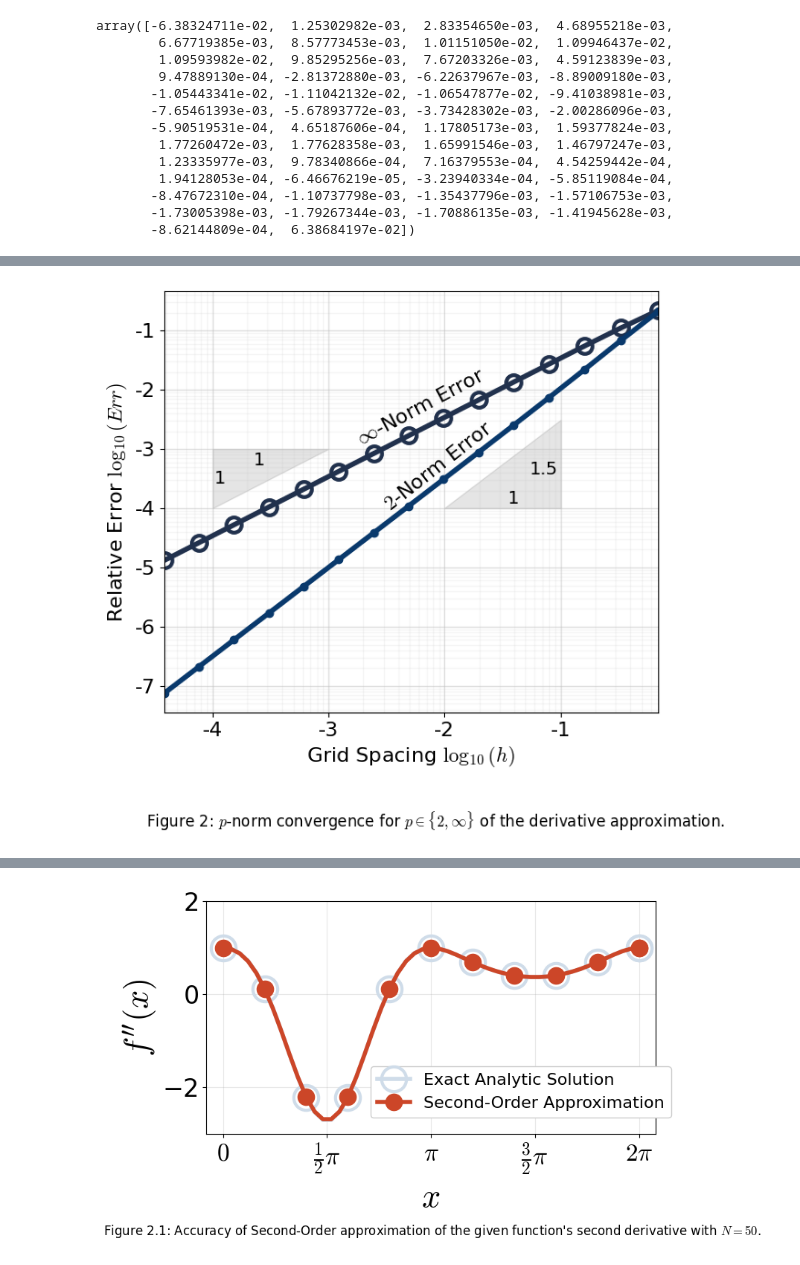
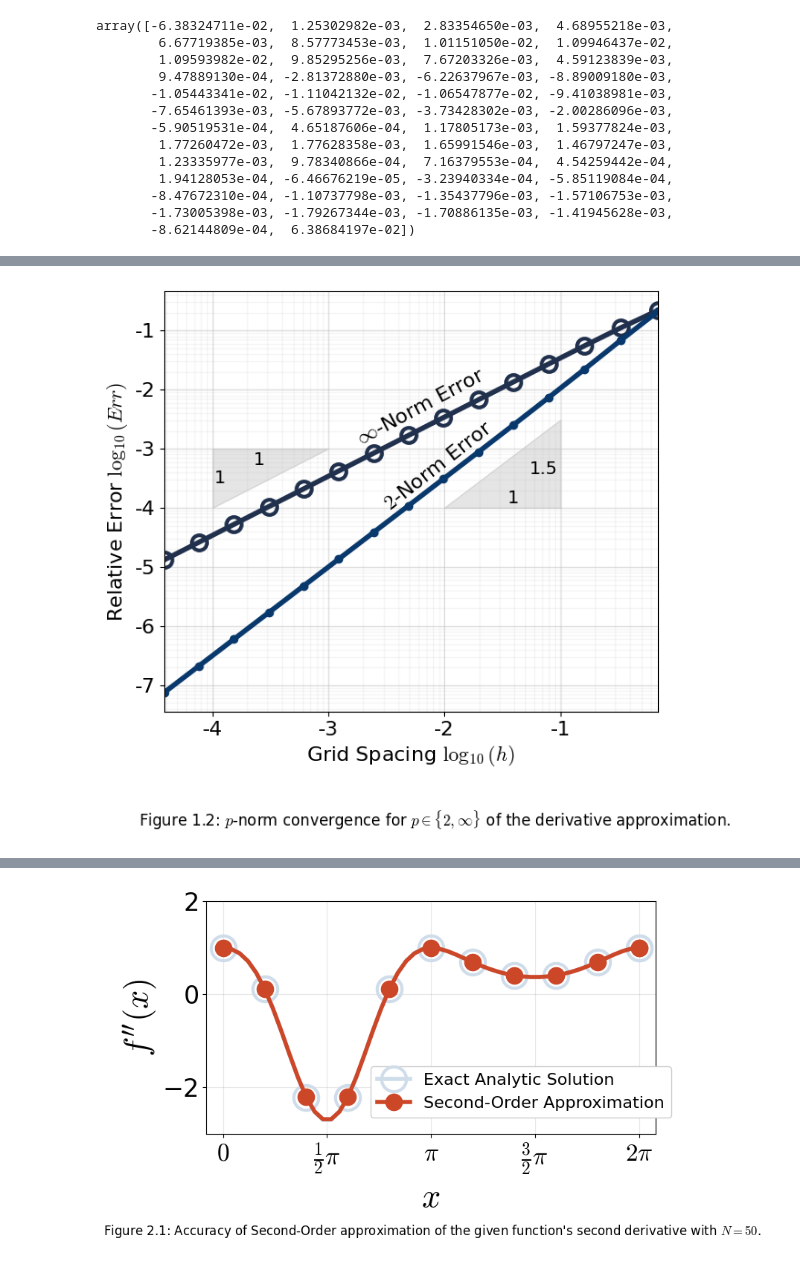
Before and after one commit to ChaLeGir/Numerical_PDEs, a Jupyter notebook: HW0/hw0_notebook.ipynb, the cells around one changed output, grey strips where cells are left out. Drawn from its saved outputs; the diff is of its cells as text; code cells hidden in the pictures.

```diff
--- a/HW0/hw0_notebook.ipynb
+++ b/HW0/hw0_notebook.ipynb
@@ -300,32 +367,32 @@ ax.text(
     ha="right", va="center",
     fontdict={"size": 14}
 )
 
 ax.text(
     10**-2.2, 10**-2.3,
     r"$\infty$-Norm Error",
     rotation=28,
     ha="center", va="center",
     fontdict={"size": 16}
 )
 
 ax.text(
     10**-2.05, 10**-3.3,
     r"$2$-Norm Error",
     rotation=38,
     ha="center", va="center",
     fontdict={"size": 16}
 )
 
 fig.text(
     0.55, -0.1,
-    r"Figure 2: $p$-norm convergence for $p \in \{2, \infty\}$ of the derivative approximation.",
+    r"Figure 1.2: $p$-norm convergence for $p \in \{2, \infty\}$ of the derivative approximation.",
     ha="center",
     fontsize=12,
     fontfamily="DejaVu Sans"
 )
 
 plt.show()
 plt.show()
 # %% [output]
-[figure, old version]
+[figure, new version]
```
Also changed, not shown: parts of 30 cells of this notebook, 10 other files.
